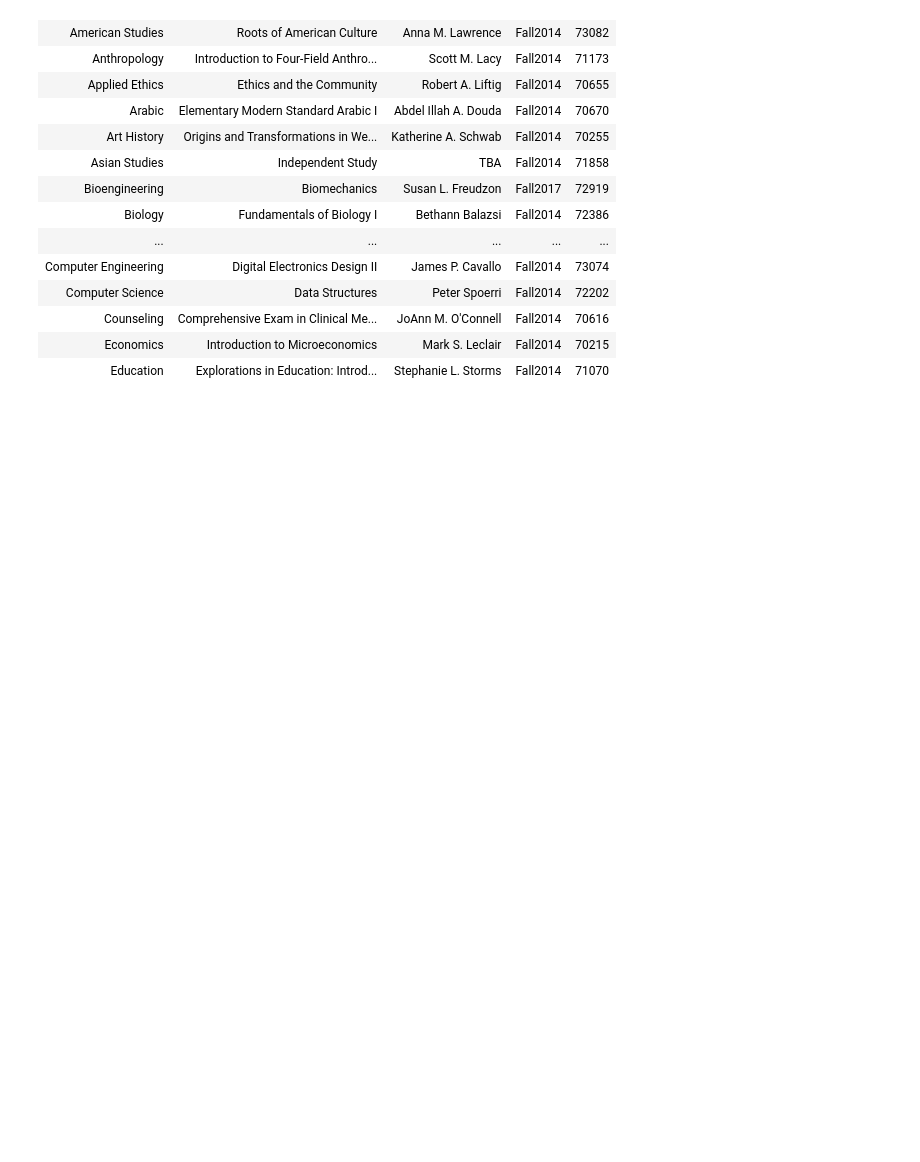
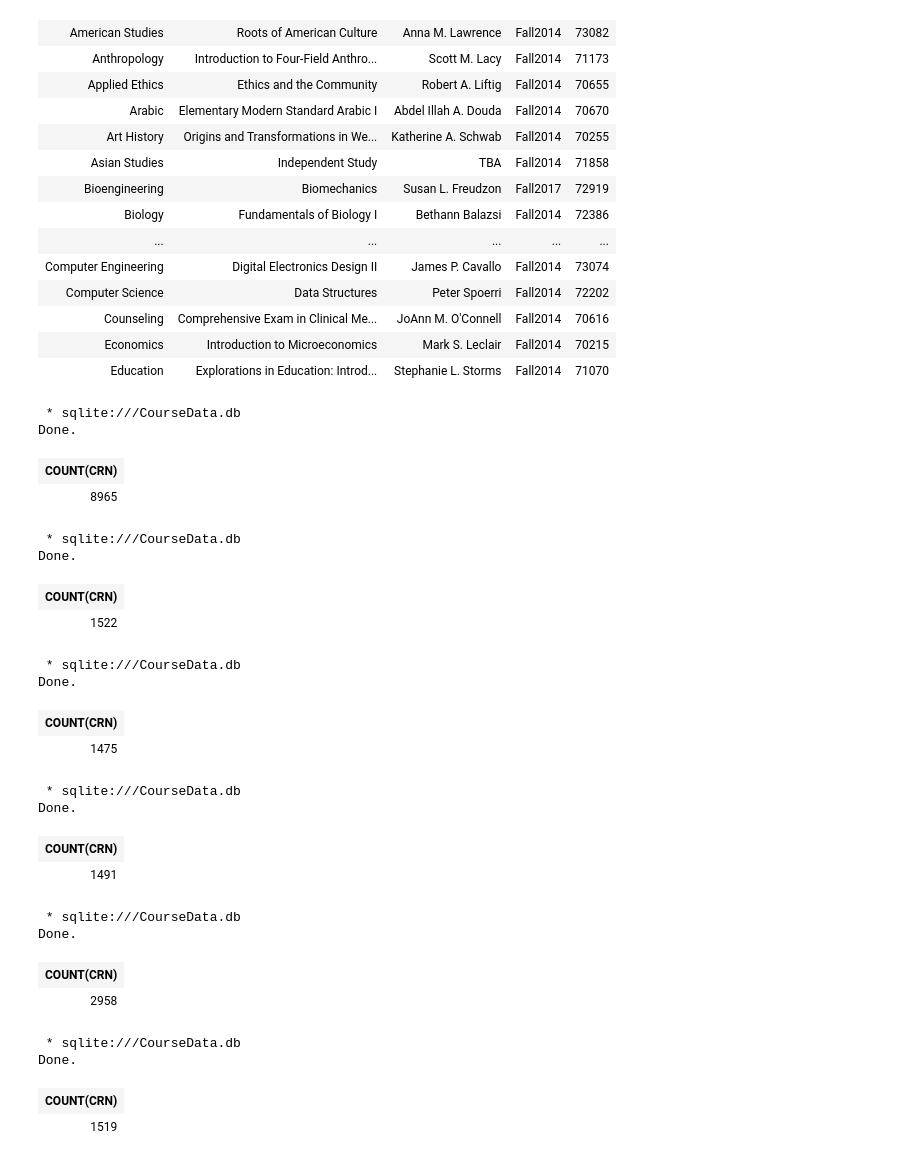
Before and after one commit to fairfield-university-ba-510-spring2019/final-project-filip-s-angels, a Jupyter notebook: KSworkbook.ipynb, the cells around one changed output. Saved outputs shown, nothing was run; the diff lists cells and outputs as text; code cells hidden in the pictures; blank space fills up the shorter version.

```diff
--- a/KSworkbook.ipynb
+++ b/KSworkbook.ipynb
@@ -445,3 +436,69 @@ Done.
 | Counseling | Comprehensive Exam in Clinical Me... | JoAnn M. O'Connell | Fall2014 | 70616 |
 | Economics | Introduction to Microeconomics | Mark S. Leclair | Fall2014 | 70215 |
 | Education | Explorations in Education: Introd... | Stephanie L. Storms | Fall2014 | 71070 |
+# %%
+%%sql
+
+SELECT DISTINCT COUNT(CRN)
+FROM Section
+WHERE Term LIKE '%Fall%';
+# %% [output]
+ * sqlite:///CourseData.db
+Done.
+| COUNT(CRN) |
+| 8965 |
+# %%
+%%sql
+
+SELECT DISTINCT COUNT(CRN)
+FROM Section
+WHERE Term LIKE '%Fall2014%';
+# %% [output]
+ * sqlite:///CourseData.db
+Done.
+| COUNT(CRN) |
+| 1522 |
+# %%
+%%sql
+
+SELECT DISTINCT COUNT(CRN)
+FROM Section
+WHERE Term LIKE '%Fall2015%';
+# %% [output]
+ * sqlite:///CourseData.db
+Done.
+| COUNT(CRN) |
+| 1475 |
+# %%
+%%sql
+
+SELECT DISTINCT COUNT(CRN)
+FROM Section
+WHERE Term LIKE '%Fall2016%';
+# %% [output]
+ * sqlite:///CourseData.db
+Done.
+| COUNT(CRN) |
+| 1491 |
+# %%
+%%sql
+
+SELECT DISTINCT COUNT(CRN)
+FROM Section
+WHERE Term LIKE '%Fall2017%';
+# %% [output]
+ * sqlite:///CourseData.db
+Done.
+| COUNT(CRN) |
+| 2958 |
+# %%
+%%sql
+
+SELECT DISTINCT COUNT(CRN)
+FROM Section
+WHERE Term LIKE '%Fall2018%';
+# %% [output]
+ * sqlite:///CourseData.db
+Done.
+| COUNT(CRN) |
+| 1519 |
```
Also changed, not shown: parts of 5 cells of this notebook, 2 other files.
